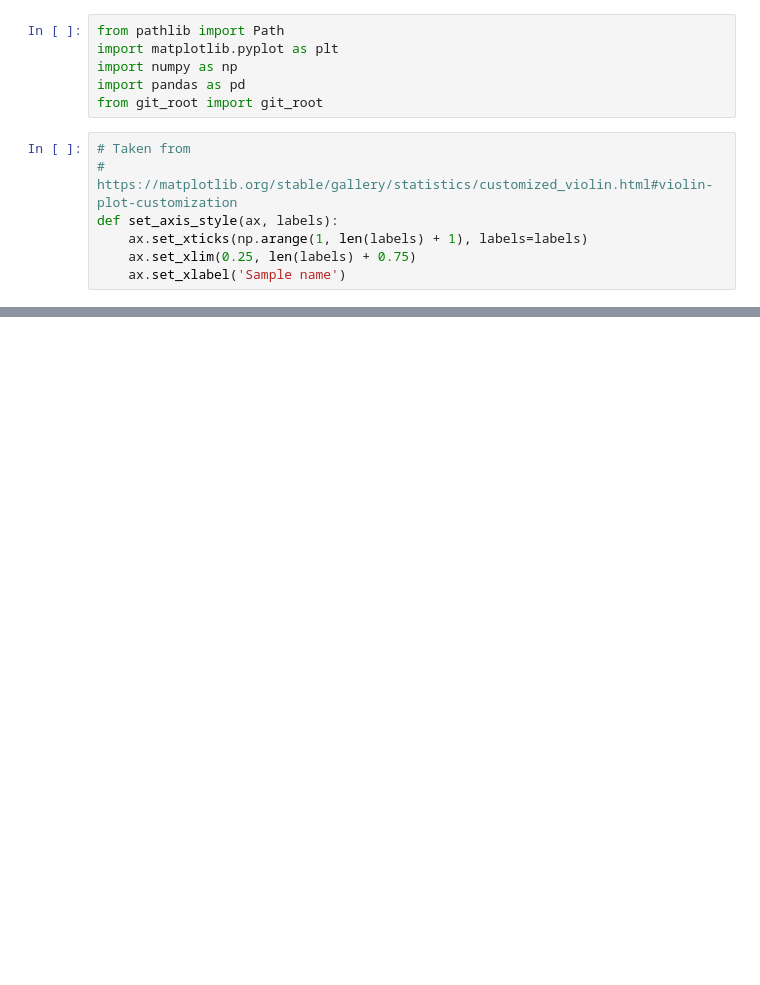
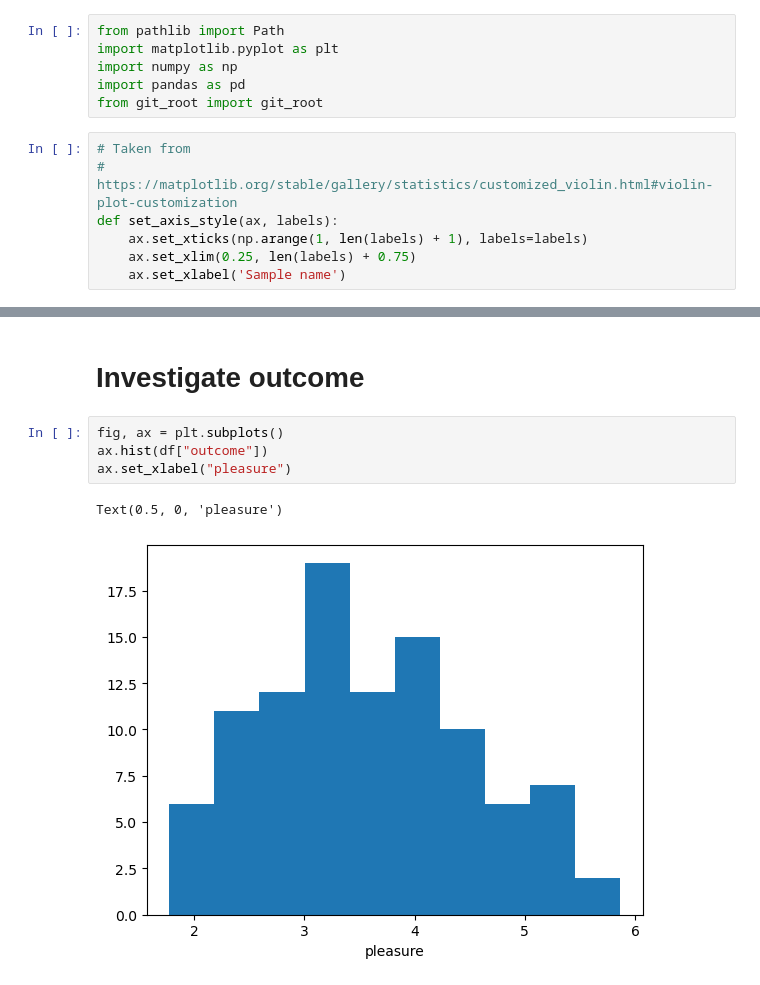
Before and after one commit to kklein/pydata_ams, a Jupyter notebook: notebooks/risotto_eda.ipynb, the cells around one changed output, grey strips where cells are left out. Drawn from its saved outputs; the diff is of its cells as text; blank space fills up the shorter version.

```diff
--- a/notebooks/risotto_eda.ipynb
+++ b/notebooks/risotto_eda.ipynb
@@ -24,3 +26,12 @@ df.head()
+# %% [markdown]
+# Investigate outcome
+# %%
+fig, ax = plt.subplots()
+ax.hist(df["outcome"])
+ax.set_xlabel("pleasure")
+# %% [output]
+Text(0.5, 0, 'pleasure')
+[figure, added]
 # %%
 fig, ax = plt.subplots()
 ax.scatter(df["age"], df["outcome"])
```
Also changed, not shown: parts of 10 cells of this notebook.
